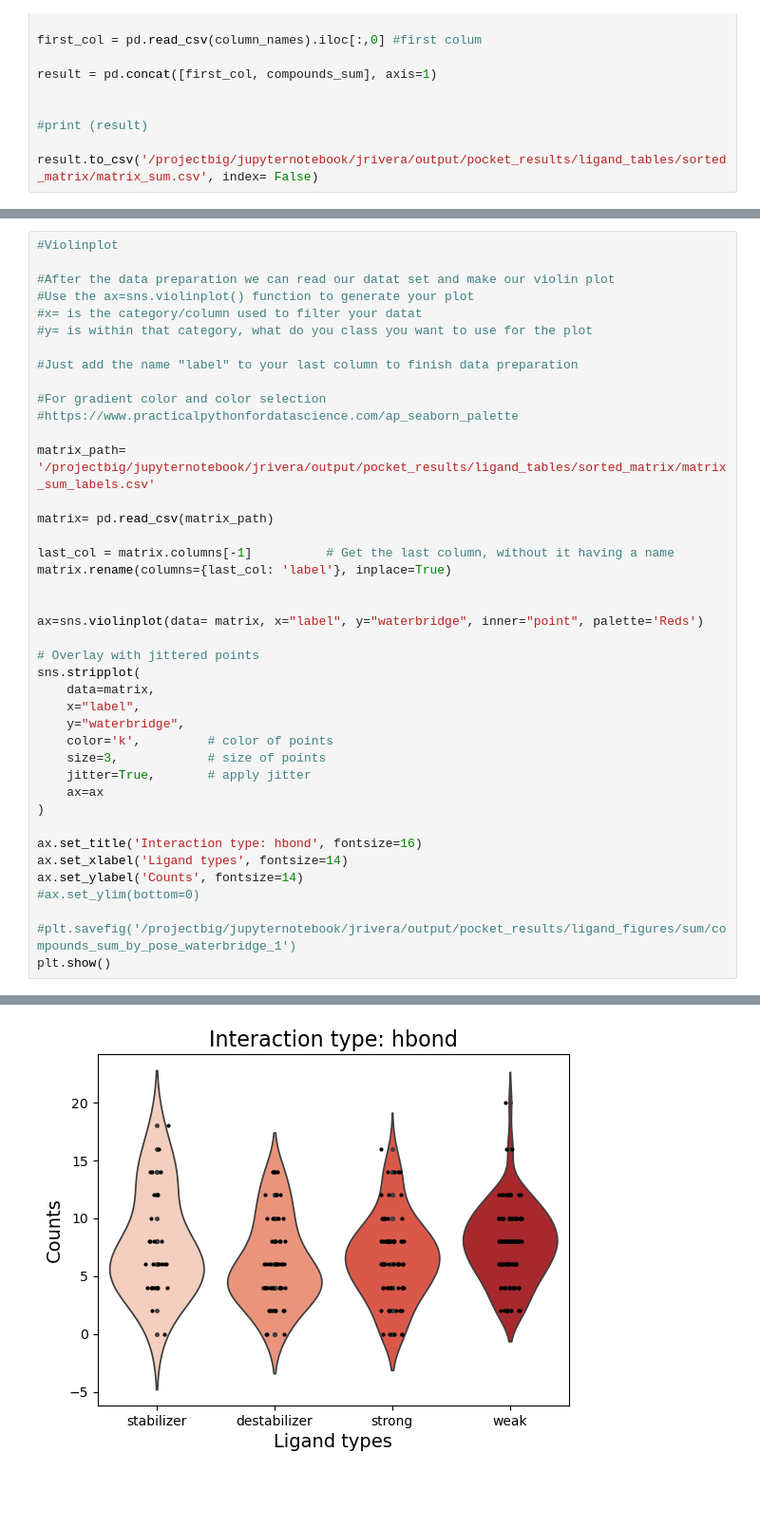
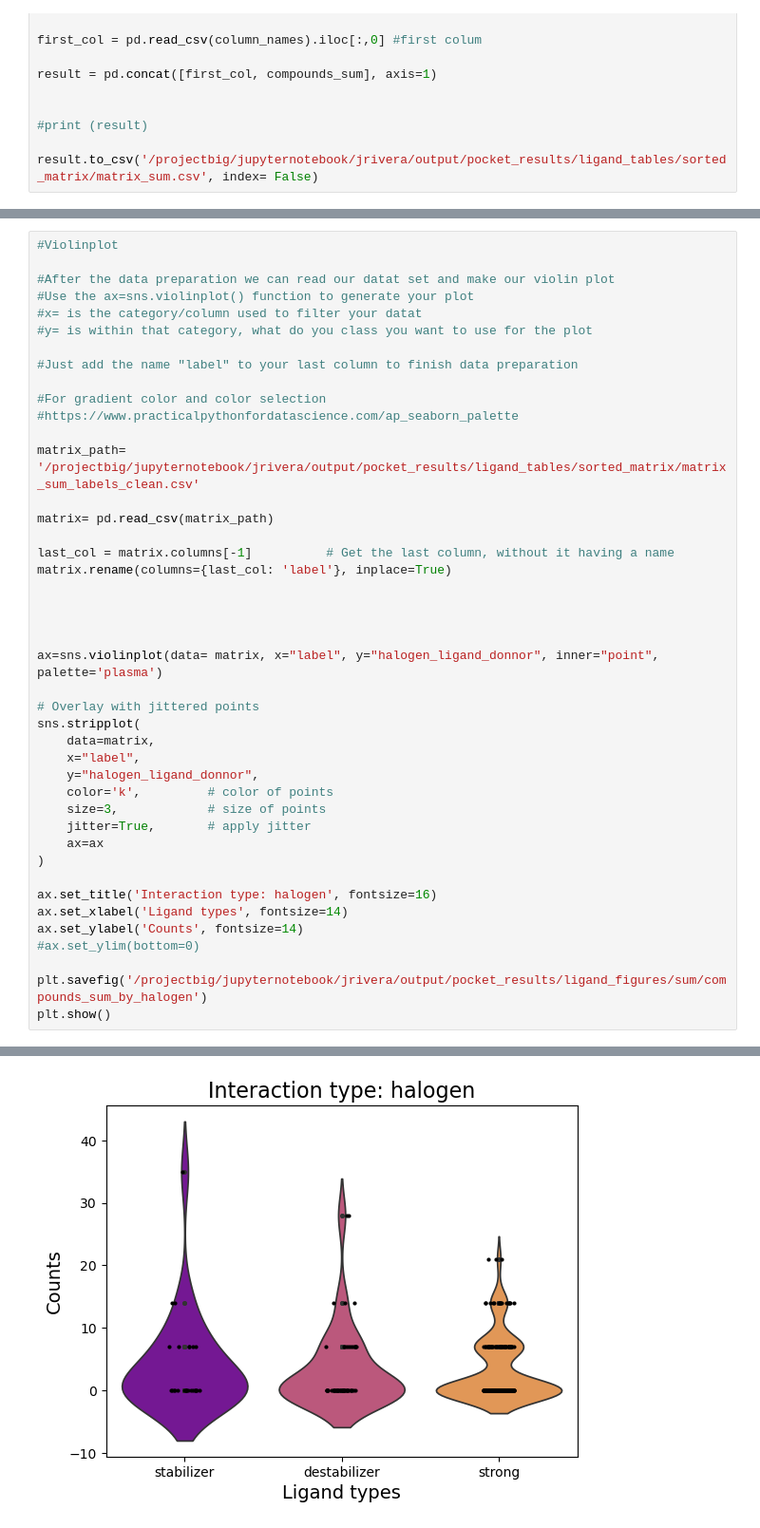
Before and after one commit to julianariveracamacho/Protein-Ligand-Stability-Analysis, a Jupyter notebook: notebooks/06_compund_interaction_sum.ipynb, the cells around one changed output, grey strips where cells are left out. Shown: that part at 95% size. Cells and saved outputs as stored; diff of their text form; blank space fills up the shorter version.

Commit message:
Updated code for violin plots with combination of relevant interaction types

```diff
--- a/notebooks/06_compund_interaction_sum.ipynb
+++ b/notebooks/06_compund_interaction_sum.ipynb
@@ -263,7 +259,7 @@ compounds
 #For gradient color and color selection
 #https://www.practicalpythonfordatascience.com/ap_seaborn_palette
 
-matrix_path= '/projectbig/jupyternotebook/jrivera/output/pocket_results/ligand_tables/sorted_matrix/matrix_sum_labels.csv'
+matrix_path= '/projectbig/jupyternotebook/jrivera/output/pocket_results/ligand_tables/sorted_matrix/matrix_sum_labels_clean.csv'
 
 matrix= pd.read_csv(matrix_path)
 
@@ -271,25 +267,27 @@ last_col = matrix.columns[-1]          # Get the last column, without it having
 matrix.rename(columns={last_col: 'label'}, inplace=True)
 
 
-ax=sns.violinplot(data= matrix, x="label", y="waterbridge", inner="point", palette='Reds')
+
+
+ax=sns.violinplot(data= matrix, x="label", y="halogen_ligand_donnor", inner="point", palette='plasma')
 
 # Overlay with jittered points
 sns.stripplot(
     data=matrix,
     x="label",
-    y="waterbridge",
+    y="halogen_ligand_donnor",
     color='k',         # color of points
     size=3,            # size of points
     jitter=True,       # apply jitter
     ax=ax
 )
 
-ax.set_title('Interaction type: hbond', fontsize=16)
+ax.set_title('Interaction type: halogen', fontsize=16)
 ax.set_xlabel('Ligand types', fontsize=14)
 ax.set_ylabel('Counts', fontsize=14)
 #ax.set_ylim(bottom=0)
 
-#plt.savefig('/projectbig/jupyternotebook/jrivera/output/pocket_results/ligand_figures/sum/compounds_sum_by_pose_waterbridge_1')
+plt.savefig('/projectbig/jupyternotebook/jrivera/output/pocket_results/ligand_figures/sum/compounds_sum_by_halogen')
 plt.show()
 # %% [output]
 Passing `palette` without assigning `hue` is deprecated and will be removed in v0.14.0. Assign the `x` variable to `hue` and set `legend=False` for the same effect.
@@ -298 +296 @@ Passing `palette` without assigning `hue` is deprecated and will be removed in v
-[figure, old version]
+[figure, new version]
```
Also changed, not shown: parts of 4 cells of this notebook.
